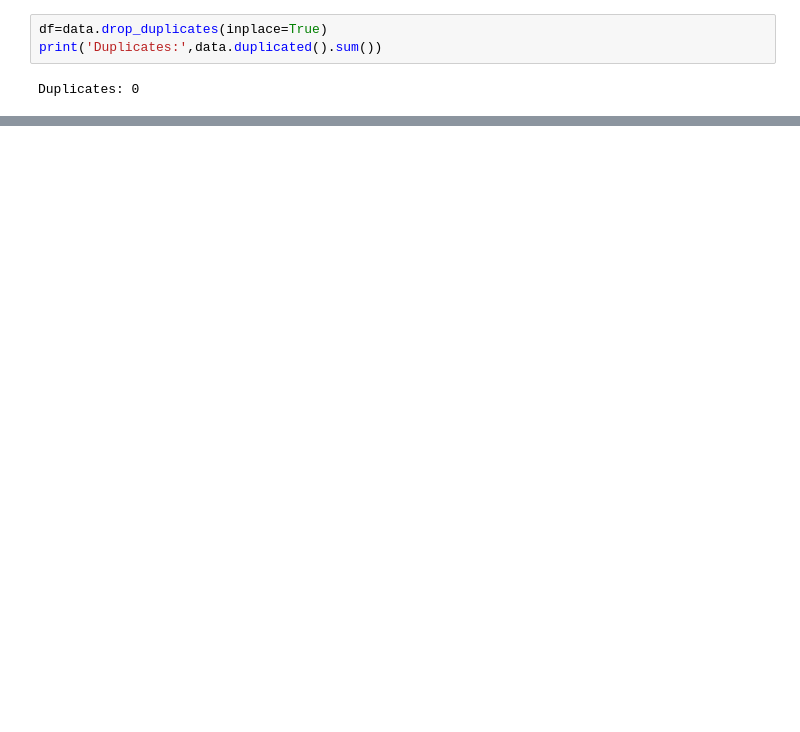
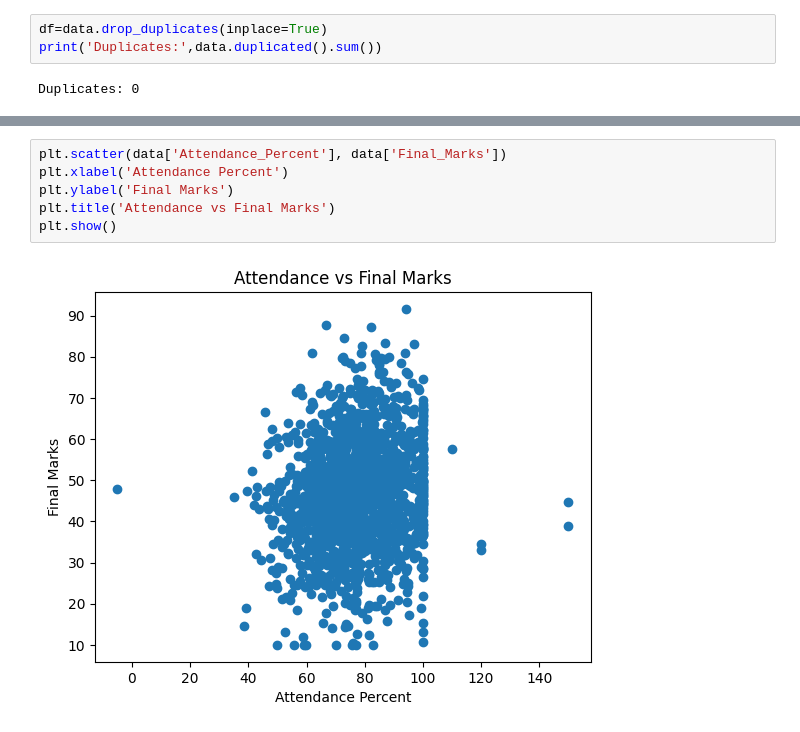
Before and after one commit to Slim-source/student-performance-data-cleaning, a Jupyter notebook: Student_performance_data.ipynb, the cells around one changed output, grey strips where cells are left out. Saved outputs shown, nothing was run; the diff lists cells and outputs as text; blank space fills up the shorter version.

```diff
--- a/Student_performance_data.ipynb
+++ b/Student_performance_data.ipynb
@@ -135,0 +163,8 @@ Duplicates: 0
+# %%
+plt.scatter(data['Attendance_Percent'], data['Final_Marks'])
+plt.xlabel('Attendance Percent')
+plt.ylabel('Final Marks')
+plt.title('Attendance vs Final Marks')
+plt.show()
+# %% [output]
+[figure, added]
```
Also changed, not shown: parts of 4 cells of this notebook.
